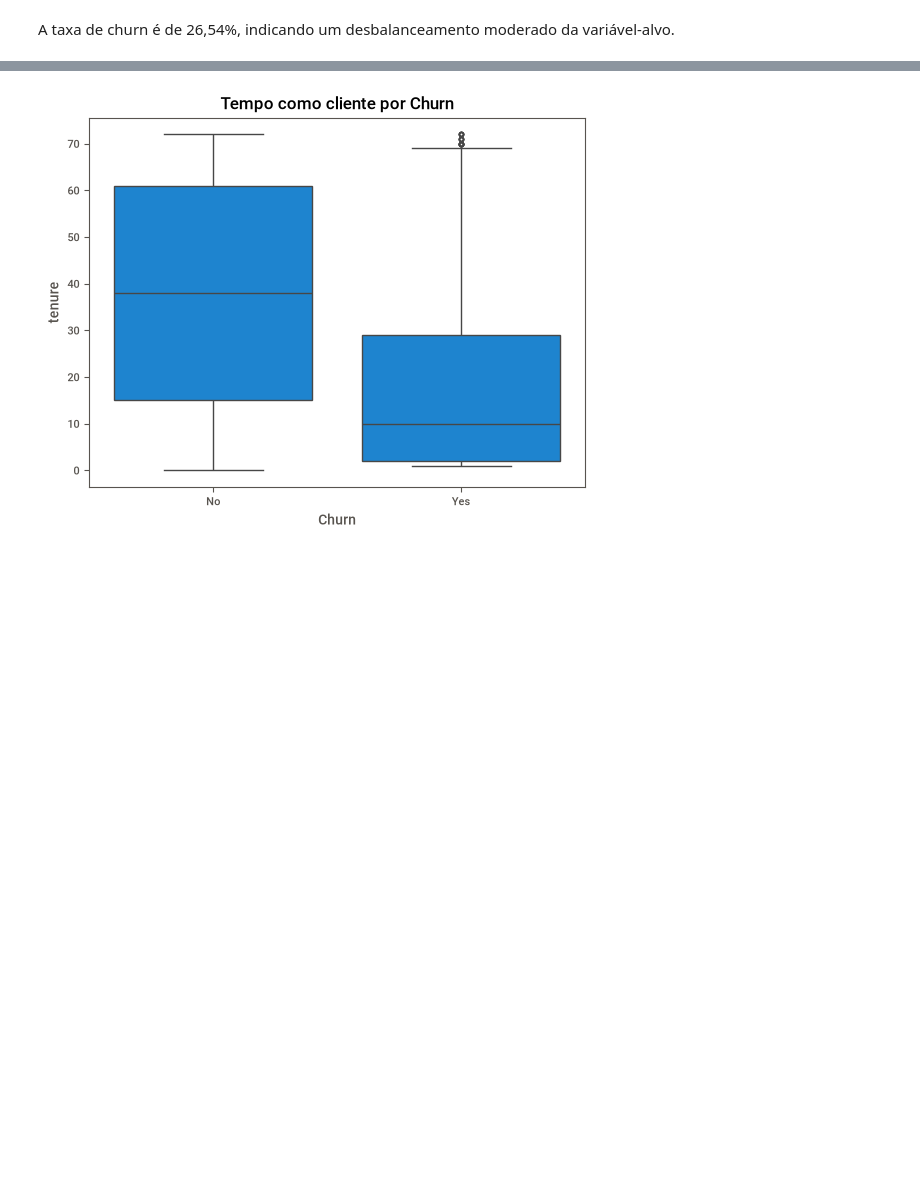
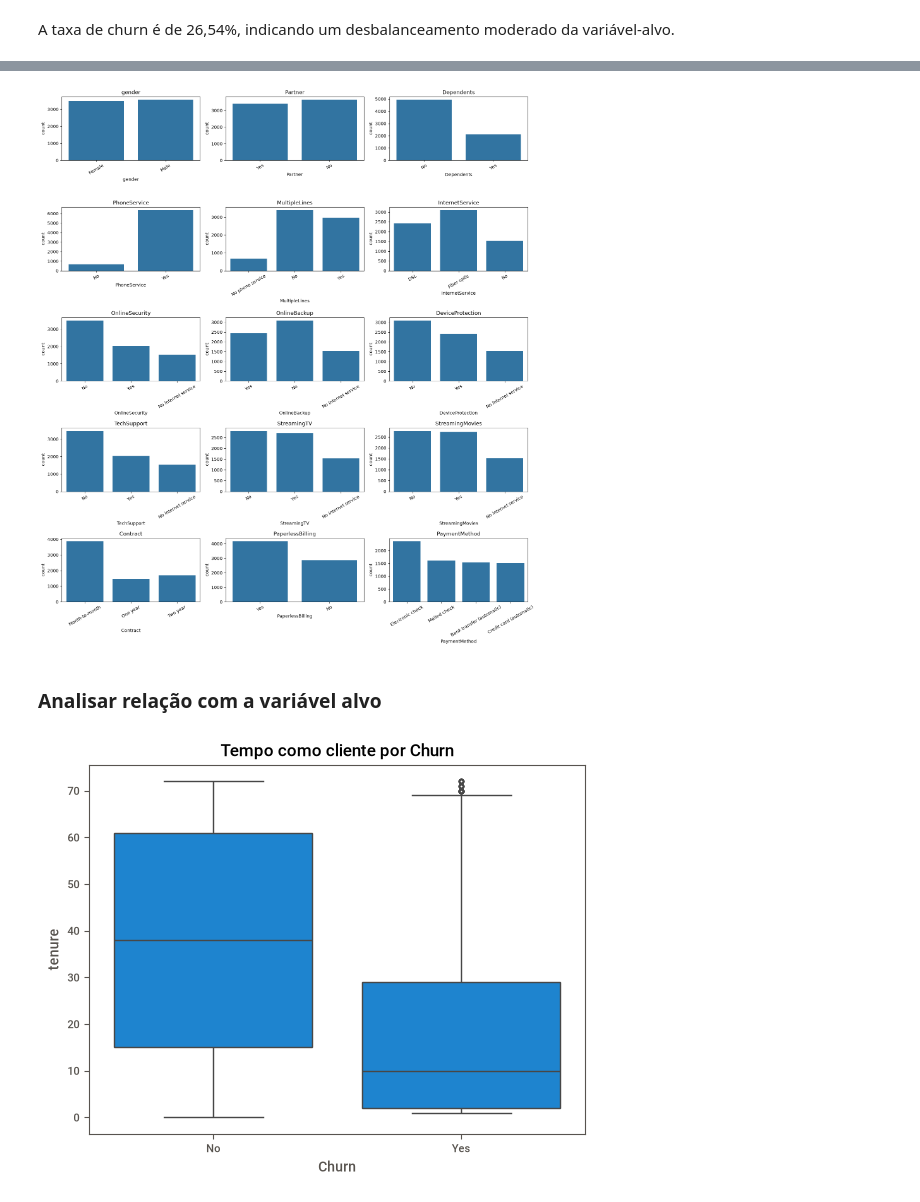
Before and after one commit to Jadsonsmxr/customer-churn-prediction, a Jupyter notebook: notebooks/01_eda.ipynb, the cells around one changed output, grey strips where cells are left out. Drawn from its saved outputs; the diff is of its cells as text; code cells hidden in the pictures; blank space fills up the shorter version.

```diff
--- a/notebooks/01_eda.ipynb
+++ b/notebooks/01_eda.ipynb
@@ -191,0 +145,2 @@ A taxa de churn é de 26,54%, indicando um desbalanceamento moderado da variáve
+# %%
+categorical_cols = categorical_cols.drop('customerID', axis=1)
@@ -192,3 +185,20 @@ A taxa de churn é de 26,54%, indicando um desbalanceamento moderado da variáve
+# %%
+colunas = categorical_cols.drop(columns="Churn").columns
+
+plt.figure(figsize=(16, 20))
+
+for i, coluna in enumerate(colunas):
+    plt.subplot(6, 3, i + 1)
+    sns.countplot(data=data, x=coluna)
+    plt.title(coluna)
+    plt.xticks(rotation=30)
+
+plt.tight_layout()
+plt.show()
+# %% [output]
+[figure, added]
+# %% [markdown]
+### Analisar relação com a variável alvo
 # %%
 sns.boxplot(data=data, x='Churn', y='tenure')
 plt.title('Tempo como cliente por Churn')
```
Also changed, not shown: parts of 24 cells of this notebook.
